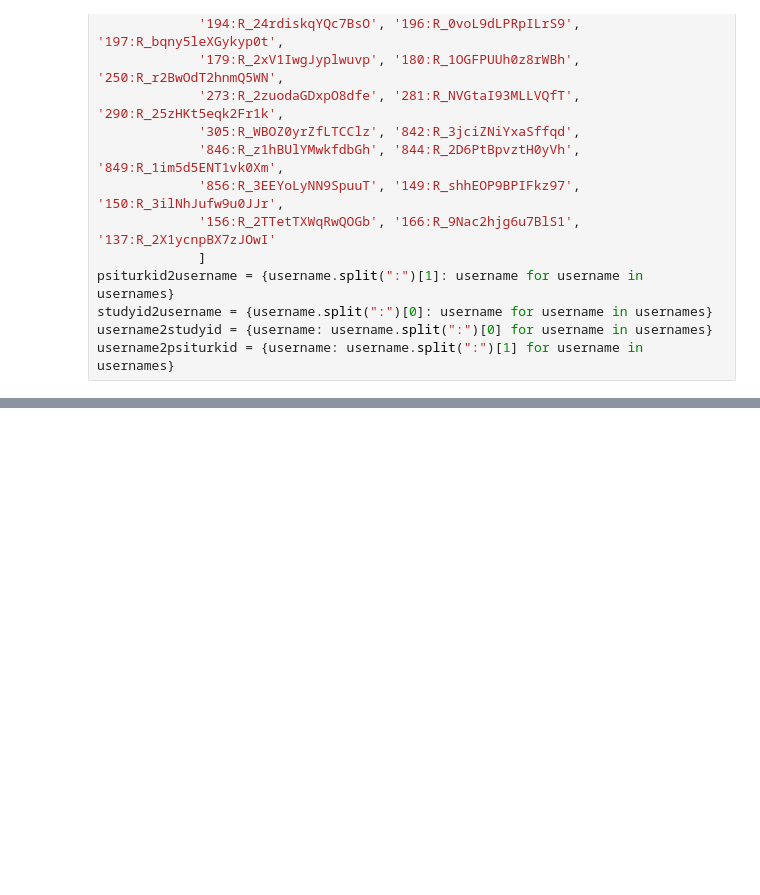
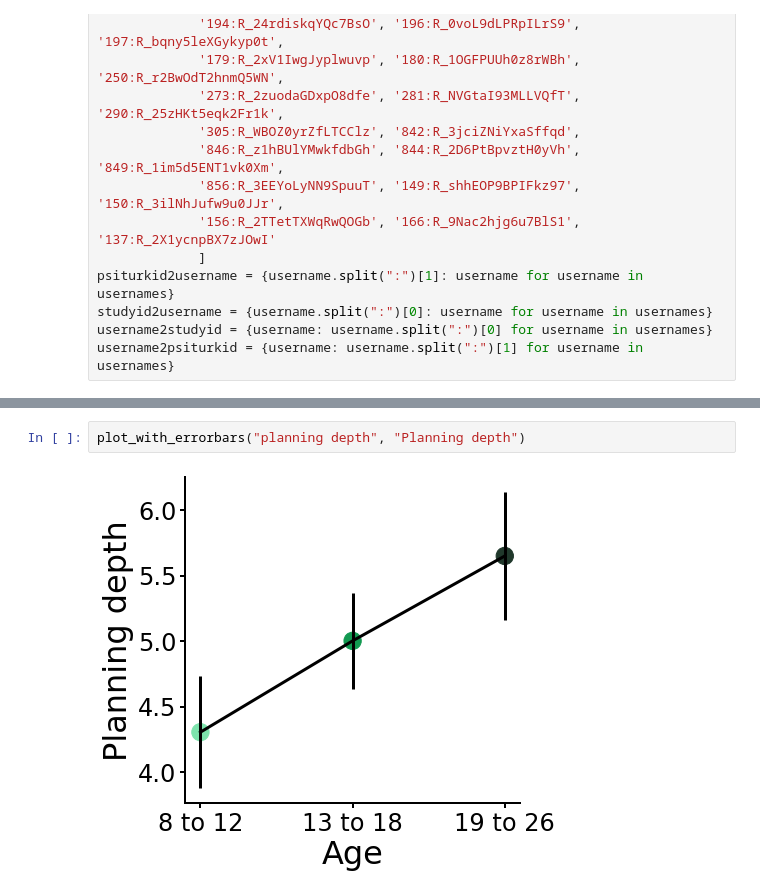
Before and after one commit to sinabolouki/fourinarow_analyses, a Jupyter notebook: Analysis notebooks/new/Age Plots.ipynb, the cells around one changed output, grey strips where cells are left out. Cells and saved outputs as stored; diff of their text form; blank space fills up the shorter version.

```diff
--- a/Analysis notebooks/new/Age Plots.ipynb
+++ b/Analysis notebooks/new/Age Plots.ipynb
@@ -140 +140,5 @@ metrics.groupby("FlooredAge")["planning depth"].aggregate(['mean', 'sem']).plot(
+# %%
+plot_with_errorbars("planning depth", "Planning depth")
+# %% [output]
+[figure, added]
 # %%
```
Also changed, not shown: parts of 10 cells of this notebook.
